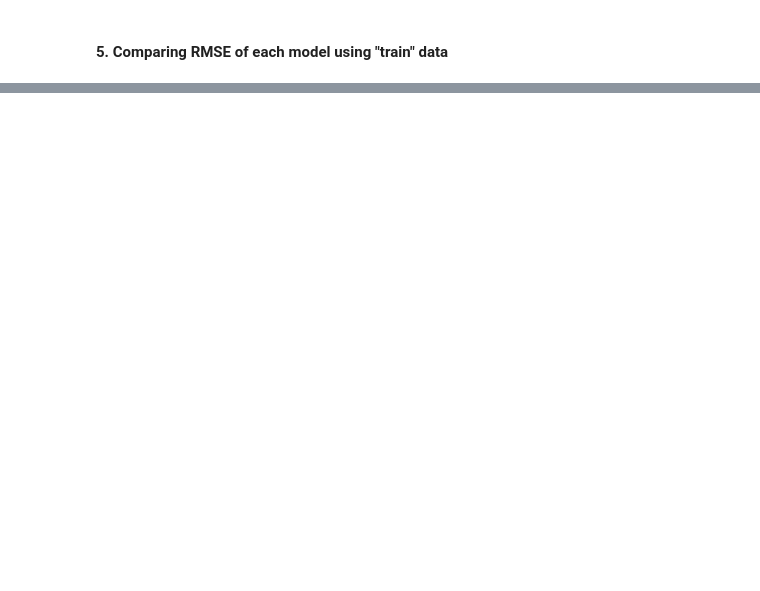
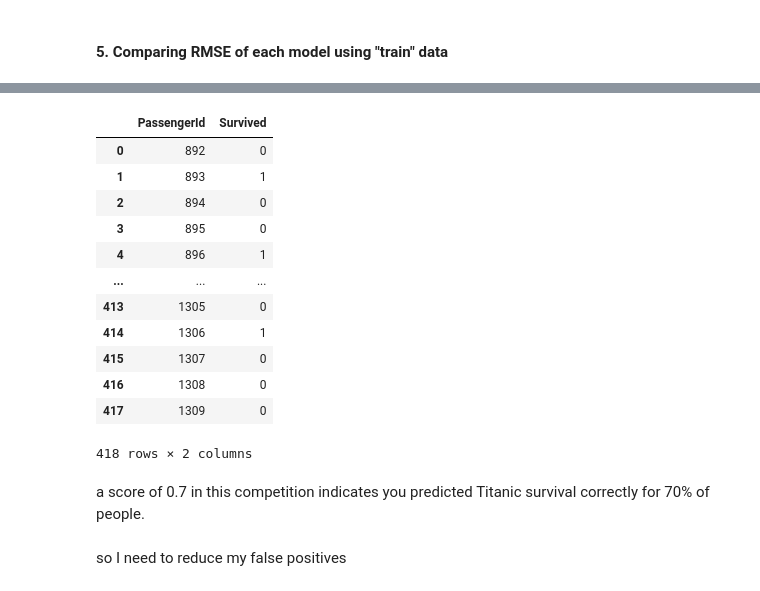
Before and after one commit to samlakhmani/Kaggle-Titanic-Machin-Learning-Practice, a Jupyter notebook: Modelling.ipynb, the cells around one changed output, grey strips where cells are left out. Drawn from its saved outputs; the diff is of its cells as text; code cells hidden in the pictures; blank space fills up the shorter version.

Commit message:
Need to still improve false positive, according to kaggle lang

```diff
--- a/Modelling.ipynb
+++ b/Modelling.ipynb
@@ -294,0 +421,22 @@ metrics.accuracy_score(y_valid, yhat)
+# %%
+sample_submissions = pd.read_csv('Titanic Kaggle Data/gender_submission.csv')
+# %%
+sample_submissions
+# %% [output]
+|  | PassengerId | Survived |
+| 0 | 892 | 0 |
+| 1 | 893 | 1 |
+| 2 | 894 | 0 |
+| 3 | 895 | 0 |
+| 4 | 896 | 1 |
+| ... | ... | ... |
+| 413 | 1305 | 0 |
+| 414 | 1306 | 1 |
+| 415 | 1307 | 0 |
+| 416 | 1308 | 0 |
+| 417 | 1309 | 0 |
+418 rows × 2 columns
+# %% [markdown]
+a score of 0.7 in this competition indicates you predicted Titanic survival correctly for 70% of people.
+# %% [markdown]
+so I need to reduce my false positives
```
Also changed, not shown: parts of 47 cells of this notebook, 4 other files.
